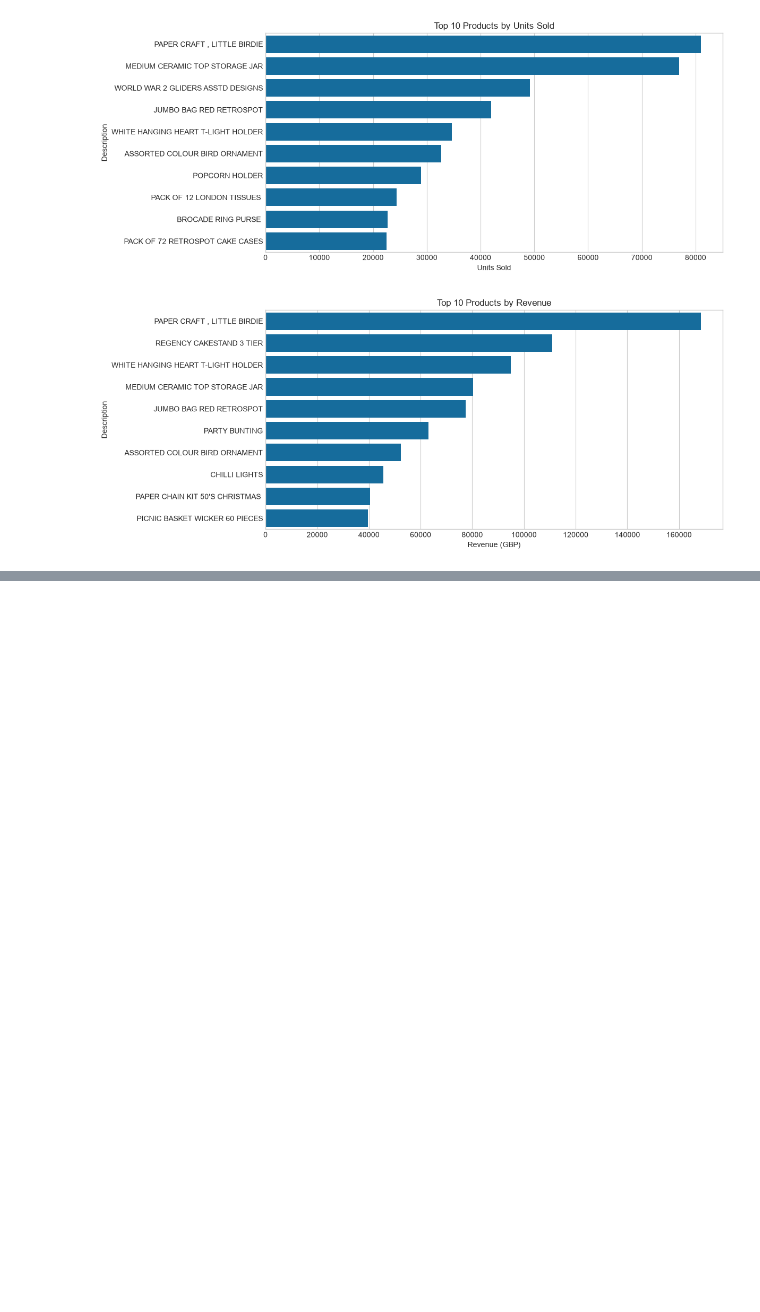
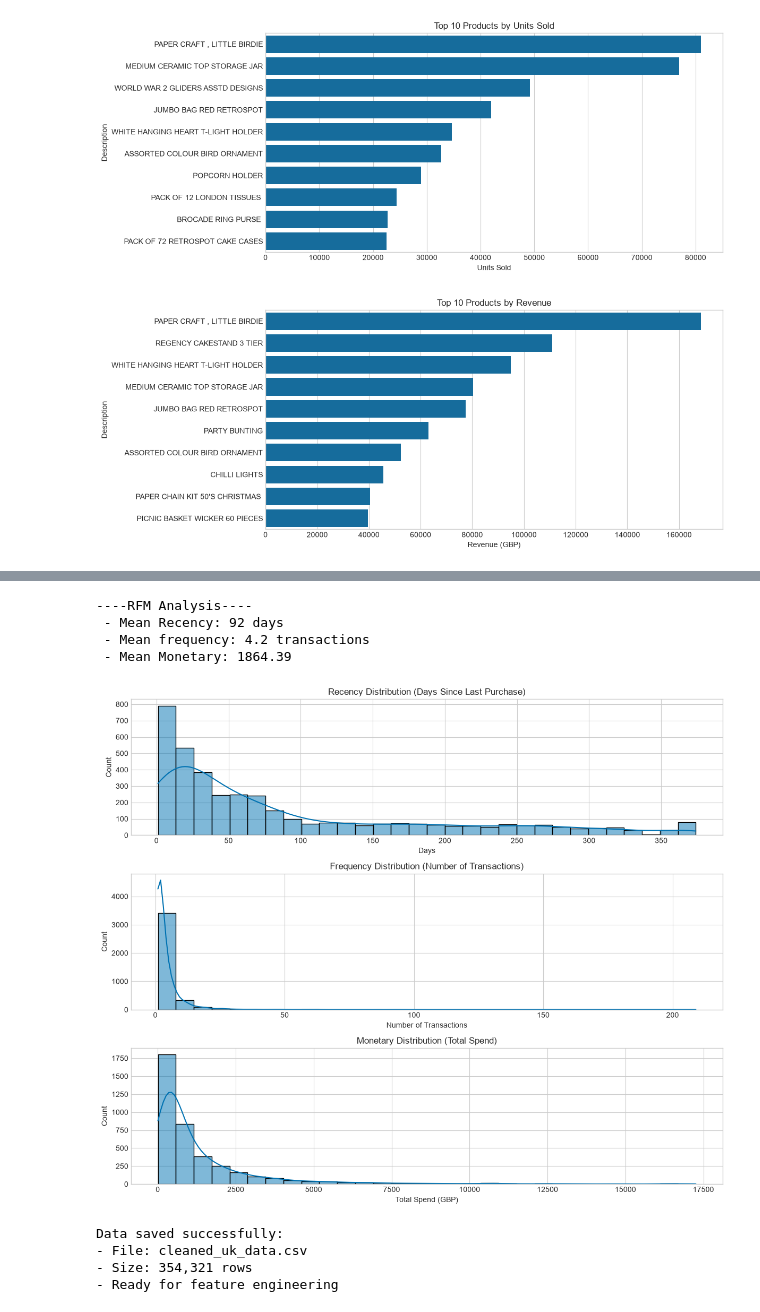
Before and after one commit to lamducanhkhoarubik-spec/fullstack_DS_project, a Jupyter notebook: notebooks/eda_and_cleaning.ipynb, the cells around one changed output, grey strips where cells are left out. Drawn from its saved outputs; the diff is of its cells as text; code cells hidden in the pictures; blank space fills up the shorter version.

```diff
--- a/notebooks/eda_and_cleaning.ipynb
+++ b/notebooks/eda_and_cleaning.ipynb
@@ -142,0 +158,26 @@ KeyError: 'Recency'
+# %%
+rfm_data = compute_rfm(df_uk).set_index("CustomerID")
+
+print('----RFM Analysis----')
+print(f" - Mean Recency: {rfm_data['Recency'].mean():.0f} days")
+print(f" - Mean frequency: {rfm_data['Frequency'].mean():.1f} transactions")
+print(f" - Mean Monetary: {rfm_data['Monetary'].mean():.2f}")
+
+
+visualizer.plot_rfm(rfm_data)
+# %% [output]
+----RFM Analysis----
+ - Mean Recency: 92 days
+ - Mean frequency: 4.2 transactions
+ - Mean Monetary: 1864.39
+[figure, added]
+# %%
+print("Data saved successfully:")
+print("- File: cleaned_uk_data.csv")
+print(f"- Size: {df_uk.shape[0]:,} rows")
+print("- Ready for feature engineering")
+# %% [output]
+Data saved successfully:
+- File: cleaned_uk_data.csv
+- Size: 354,321 rows
+- Ready for feature engineering
```
Also changed, not shown: parts of 2 cells of this notebook, 3 other files.
